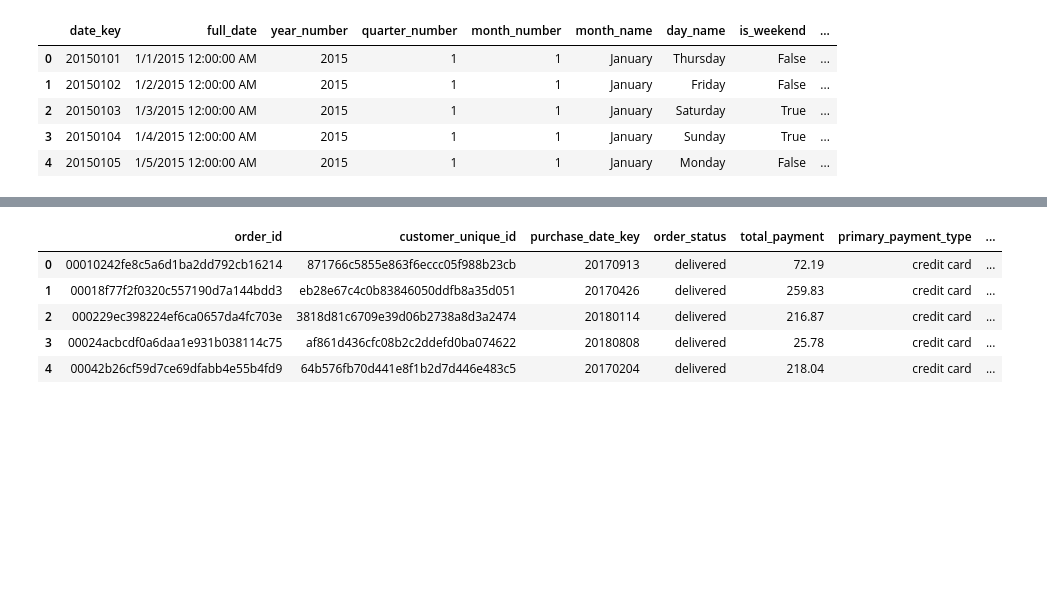
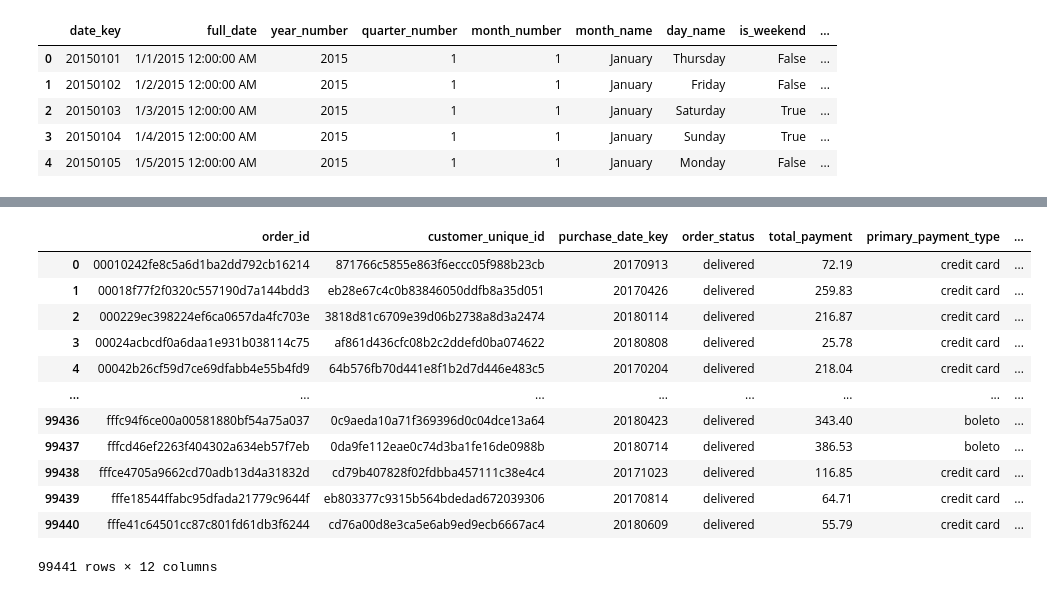
Before and after one commit to NitoBoritto/Olist_Data_Department, a Jupyter notebook: notebooks/preprocessing.ipynb, the cells around one changed output, grey strips where cells are left out. Cells and saved outputs as stored; diff of their text form; code cells hidden in the pictures; blank space fills up the shorter version.

```diff
--- a/notebooks/preprocessing.ipynb
+++ b/notebooks/preprocessing.ipynb
@@ -53,10 +76,17 @@ Dim_Sellers.head()
 # %%
-Fact_Orders.head()
+Fact_Orders
 # %% [output]
 |  | order_id | customer_unique_id | purchase_date_key | order_status | total_payment | primary_payment_type | ... |
 | 0 | 00010242fe8c5a6d1ba2dd792cb16214 | 871766c5855e863f6eccc05f988b23cb | 20170913 | delivered | 72.19 | credit card | ... |
 | 1 | 00018f77f2f0320c557190d7a144bdd3 | eb28e67c4c0b83846050ddfb8a35d051 | 20170426 | delivered | 259.83 | credit card | ... |
 | 2 | 000229ec398224ef6ca0657da4fc703e | 3818d81c6709e39d06b2738a8d3a2474 | 20180114 | delivered | 216.87 | credit card | ... |
 | 3 | 00024acbcdf0a6daa1e931b038114c75 | af861d436cfc08b2c2ddefd0ba074622 | 20180808 | delivered | 25.78 | credit card | ... |
 | 4 | 00042b26cf59d7ce69dfabb4e55b4fd9 | 64b576fb70d441e8f1b2d7d446e483c5 | 20170204 | delivered | 218.04 | credit card | ... |
+| ... | ... | ... | ... | ... | ... | ... | ... |
+| 99436 | fffc94f6ce00a00581880bf54a75a037 | 0c9aeda10a71f369396d0c04dce13a64 | 20180423 | delivered | 343.40 | boleto | ... |
+| 99437 | fffcd46ef2263f404302a634eb57f7eb | 0da9fe112eae0c74d3ba1fe16de0988b | 20180714 | delivered | 386.53 | boleto | ... |
+| 99438 | fffce4705a9662cd70adb13d4a31832d | cd79b407828f02fdbba457111c38e4c4 | 20171023 | delivered | 116.85 | credit card | ... |
+| 99439 | fffe18544ffabc95dfada21779c9644f | eb803377c9315b564bdedad672039306 | 20170814 | delivered | 64.71 | credit card | ... |
+| 99440 | fffe41c64501cc87c801fd61db3f6244 | cd76a00d8e3ca5e6ab9ed9ecb6667ac4 | 20180609 | delivered | 55.79 | credit card | ... |
+99441 rows × 12 columns
 # %%
```
Also changed, not shown: parts of 39 cells of this notebook.
